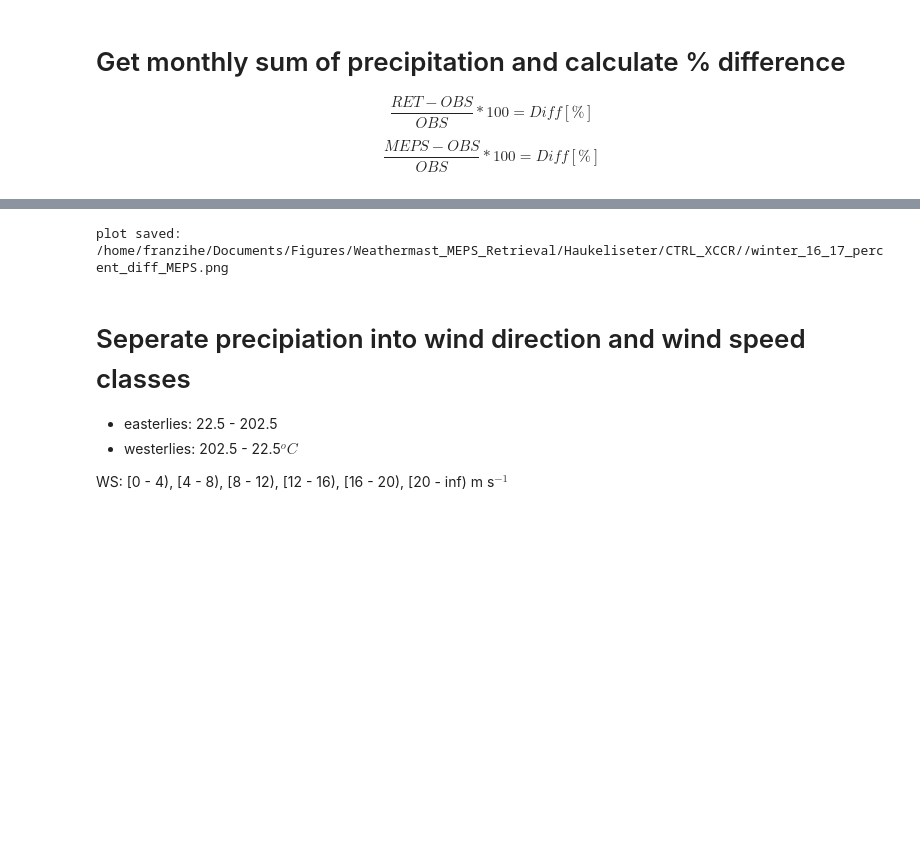
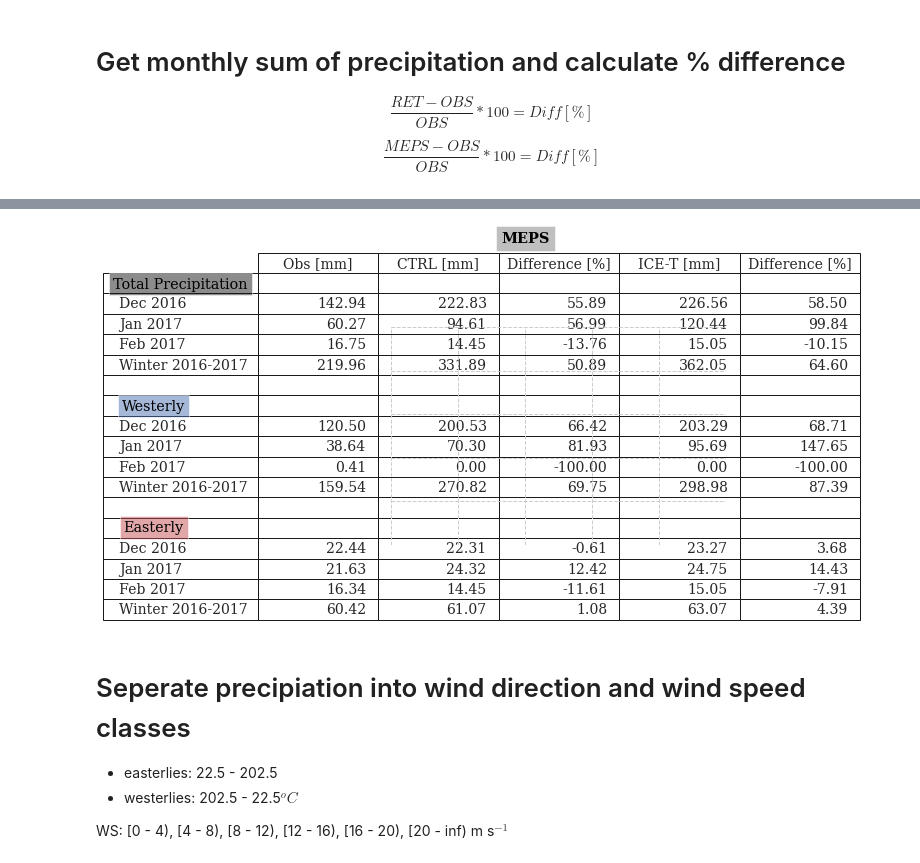
Before and after one commit to franzihe/Haukeliseter_16_17, a Jupyter notebook: seasonal_stat_wind.ipynb, the cells around one changed output, grey strips where cells are left out. Cells and saved outputs as stored; diff of their text form; code cells hidden in the pictures; blank space fills up the shorter version.

```diff
--- a/seasonal_stat_wind.ipynb
+++ b/seasonal_stat_wind.ipynb
@@ -430,8 +491,9 @@ if len(meps_run) == 10:
 # %%
-if len(meps_run) == 2:
+if len(meps_run) == 2 or len(meps_run) ==12:
+
 
     ### create table for Retrieval Obs result
-    col_labels = ['Obs [mm]', 'CTRL [mm]','Difference [%]', 'XCCR [mm]','Difference [%]',]
+    col_labels = ['Obs [mm]', 'CTRL [mm]','Difference [%]', 'ICE-T [mm]','Difference [%]',]
     row_labels = ['', 'Dec 2016', 'Jan 2017', 'Feb 2017',  'Winter 2016-2017',
                   '',
                   '',  'Dec 2016', 'Jan 2017', 'Feb 2017',  'Winter 2016-2017',
@@ -439,31 +501,31 @@ if len(meps_run) == 2:
                   '',  'Dec 2016', 'Jan 2017', 'Feb 2017',  'Winter 2016-2017'
                  ]
     table_vals = [ ['', '' , '' , '' , '' ],
-                   ['{:.2f}'.format(obs_total[0]), '{:.2f}'.format(meps_total['CTRL'][0]), '{:.2f}'.format(meps_obs_monthly['CTRL'][0]), '{:.2f}'.format(meps_total['XCCR'][0]), '{:.2f}'.format(meps_obs_monthly['XCCR'][0])],
-                   ['{:.2f}'.format(obs_total[1]), '{:.2f}'.format(meps_total['CTRL'][1]), '{:.2f}'.format(meps_obs_monthly['CTRL'][1]), '{:.2f}'.format(meps_total['XCCR'][1]), '{:.2f}'.format(meps_obs_monthly['XCCR'][1])],
-                   ['{:.2f}'.format(obs_total[2]), '{:.2f}'.format(meps_total['CTRL'][2]), '{:.2f}'.format(meps_obs_monthly['CTRL'][2]), '{:.2f}'.format(meps_total['XCCR'][2]), '{:.2f}'.format(meps_obs_monthly['XCCR'][2])],
-                   ['{:.2f}'.format(np.sum(obs_total)), '{:.2f}'.format(np.sum(meps_total['CTRL'])), '{:.2f}'.format(meps_obs_season['CTRL']), '{:.2f}'.format(np.sum(meps_total['XCCR'])), '{:.2f}'.format(meps_obs_season['XCCR'])],
+                   ['{:.2f}'.format(obs_total[0]), '{:.2f}'.format(meps_total['CTRL'][0]), '{:.2f}'.format(meps_obs_monthly['CTRL'][0]), '{:.2f}'.format(meps_total['ICE-T'][0]), '{:.2f}'.format(meps_obs_monthly['ICE-T'][0])],
+                   ['{:.2f}'.format(obs_total[1]), '{:.2f}'.format(meps_total['CTRL'][1]), '{:.2f}'.format(meps_obs_monthly['CTRL'][1]), '{:.2f}'.format(meps_total['ICE-T'][1]), '{:.2f}'.format(meps_obs_monthly['ICE-T'][1])],
+                   ['{:.2f}'.format(obs_total[2]), '{:.2f}'.format(meps_total['CTRL'][2]), '{:.2f}'.format(meps_obs_monthly['CTRL'][2]), '{:.2f}'.format(meps_total['ICE-T'][2]), '{:.2f}'.format(meps_obs_monthly['ICE-T'][2])],
+                   ['{:.2f}'.format(np.nansum(obs_total)), '{:.2f}'.format(np.nansum(meps_total['CTRL'])), '{:.2f}'.format(meps_obs_season['CTRL']), '{:.2f}'.format(np.nansum(meps_total['ICE-T'])), '{:.2f}'.format(meps_obs_season['ICE-T'])],
                   #
                    ['', '' , '' , '' , '' ],
                    ['', '' , '' , '' , '' ],
                    ['{:.2f}'.format(obs_total_west[0]), '{:.2f}'.format(meps_total_west['CTRL'][0]), '{:.2f}'.format(meps_obs_monthly_west['CTRL'][0]),
-                                                        '{:.2f}'.format(meps_total_west['XCCR'][0]), '{:.2f}'.format(meps_obs_monthly_west['XCCR'][0])],
+                                                        '{:.2f}'.format(meps_total_west['ICE-T'][0]), '{:.2f}'.format(meps_obs_monthly_west['ICE-T'][0])],
                    ['{:.2f}'.format(obs_total_west[1]), '{:.2f}'.format(meps_total_west['CTRL'][1]), '{:.2f}'.format(meps_obs_monthly_west['CTRL'][1]),
-                                                        '{:.2f}'.format(meps_total_west['XCCR'][1]), '{:.2f}'.format(meps_obs_monthly_west['XCCR'][1])],
+                                                        '{:.2f}'.format(meps_total_west['ICE-T'][1]), '{:.2f}'.format(meps_obs_monthly_west['ICE-T'][1])],
                    ['{:.2f}'.format(obs_total_west[2]), '{:.2f}'.format(meps_total_west['CTRL'][2]), '{:.2f}'.format(meps_obs_monthly_west['CTRL'][2]),
-                                                        '{:.2f}'.format(meps_total_west['XCCR'][2]), '{:.2f}'.format(meps_obs_monthly_west['XCCR'][2])],
-                   ['{:.2f}'.format(np.sum(obs_total_west)), '{:.2f}'.format(np.sum(meps_total_west['CTRL'])), '{:.2f}'.format(meps_obs_season_west['CTRL']),
-                                                             '{:.2f}'.format(np.sum(meps_total_west['XCCR'])), '{:.2f}'.format(meps_obs_season_west['XCCR'])],
+                                                        '{:.2f}'.format(meps_total_west['ICE-T'][2]), '{:.2f}'.format(meps_obs_monthly_west['ICE-T'][2])],
+                   ['{:.2f}'.format(np.nansum(obs_total_west)), '{:.2f}'.format(np.nansum(meps_total_west['CTRL'])), '{:.2f}'.format(meps_obs_season_west['CTRL']),
+                                                             '{:.2f}'.format(np.nansum(meps_total_west['ICE-T'])), '{:.2f}'.format(meps_obs_season_west['ICE-T'])],
                    ['', '' , '' , '' , '' ],
                    ['', '' , '' , '' , '' ],
                    ['{:.2f}'.format(obs_total_east[0]), '{:.2f}'.format(meps_total_east['CTRL'][0]), '{:.2f}'.format(meps_obs_monthly_east['CTRL'][0]),
-                                                        '{:.2f}'.format(meps_total_east['XCCR'][0]), '{:.2f}'.format(meps_obs_monthly_east['XCCR'][0])],
+                                                        '{:.2f}'.format(meps_total_east['ICE-T'][0]), '{:.2f}'.format(meps_obs_monthly_east['ICE-T'][0])],
                    ['{:.2f}'.format(obs_total_east[1]), '{:.2f}'.format(meps_total_east['CTRL'][1]), '{:.2f}'.format(meps_obs_monthly_east['CTRL'][1]),
-                                                        '{:.2f}'.format(meps_total_east['XCCR'][1]), '{:.2f}'.format(meps_obs_monthly_east['XCCR'][1])],
+                                                        '{:.2f}'.format(meps_total_east['ICE-T'][1]), '{:.2f}'.format(meps_obs_monthly_east['ICE-T'][1])],
                    ['{:.2f}'.format(obs_total_east[2]), '{:.2f}'.format(meps_total_east['CTRL'][2]), '{:.2f}'.format(meps_obs_monthly_east['CTRL'][2]),
-                                                        '{:.2f}'.format(meps_total_east['XCCR'][2]), '{:.2f}'.format(meps_obs_monthly_east['XCCR'][2])],
-                   ['{:.2f}'.format(np.sum(obs_total_east)), '{:.2f}'.format(np.sum(meps_total_east['CTRL'])), '{:.2f}'.format(meps_obs_season_east['CTRL']),
-                                                             '{:.2f}'.format(np.sum(meps_total_east['XCCR'])), '{:.2f}'.format(meps_obs_season_east['XCCR'])],
+                                                        '{:.2f}'.format(meps_total_east['ICE-T'][2]), '{:.2f}'.format(meps_obs_monthly_east['ICE-T'][2])],
+                   ['{:.2f}'.format(np.nansum(obs_total_east)), '{:.2f}'.format(np.nansum(meps_total_east['CTRL'])), '{:.2f}'.format(meps_obs_season_east['CTRL']),
+                                                             '{:.2f}'.format(np.nansum(meps_total_east['ICE-T'])), '{:.2f}'.format(meps_obs_season_east['ICE-T'])],
 
                  ]
 
@@ -498,34 +560,34 @@ if len(meps_run) == 2:
     axsm.text(-0.63, 1.2, 'Total Precipitation',
               verticalalignment='center', horizontalalignment='center',
                 transform=axsm.transAxes,
                 color='black', #fontsize=15,
                 #fontweight='bold',
               bbox={'facecolor': 'k', 'alpha': 0.5, #'pad': 5.5
                                         });
 
     axsm.text(-0.71, 0.64, 'Westerly',
               verticalalignment='center', horizontalalignment='center',
                 transform=axsm.transAxes,
                 color='black', #fontsize=15,
                 #fontweight='bold',
               bbox={'facecolor': 'b', 'alpha': 0.5, #'pad': 5.5
                                         });
     axsm.text(-0.71, 0.08, 'Easterly',
               verticalalignment='center', horizontalalignment='center',
                 transform=axsm.transAxes,
                 color='black', #fontsize=15,
                 #fontweight='bold',
               bbox={'facecolor': 'r', 'alpha': 0.5, #'pad': 5.5
                                         });
     plt.tight_layout()
 
     if savefig == 1:
             fig_name = 'winter_16_17_percent_diff_MEPS'+'.'+form
             plt.savefig('%s/%s' % (figdir, fig_name), format = form, bbox_inches='tight', transparent=True)
             print('plot saved: %s/%s' %(figdir,fig_name))
             plt.close()
 # %% [output]
-plot saved: /home/franzihe/Documents/Figures/Weathermast_MEPS_Retrieval/Haukeliseter/CTRL_XCCR//winter_16_17_percent_diff_MEPS.png
+[figure, added]
 # %% [markdown]
 # Seperate precipiation into wind direction and wind speed classes
 
```
Also changed, not shown: parts of 47 cells of this notebook.
